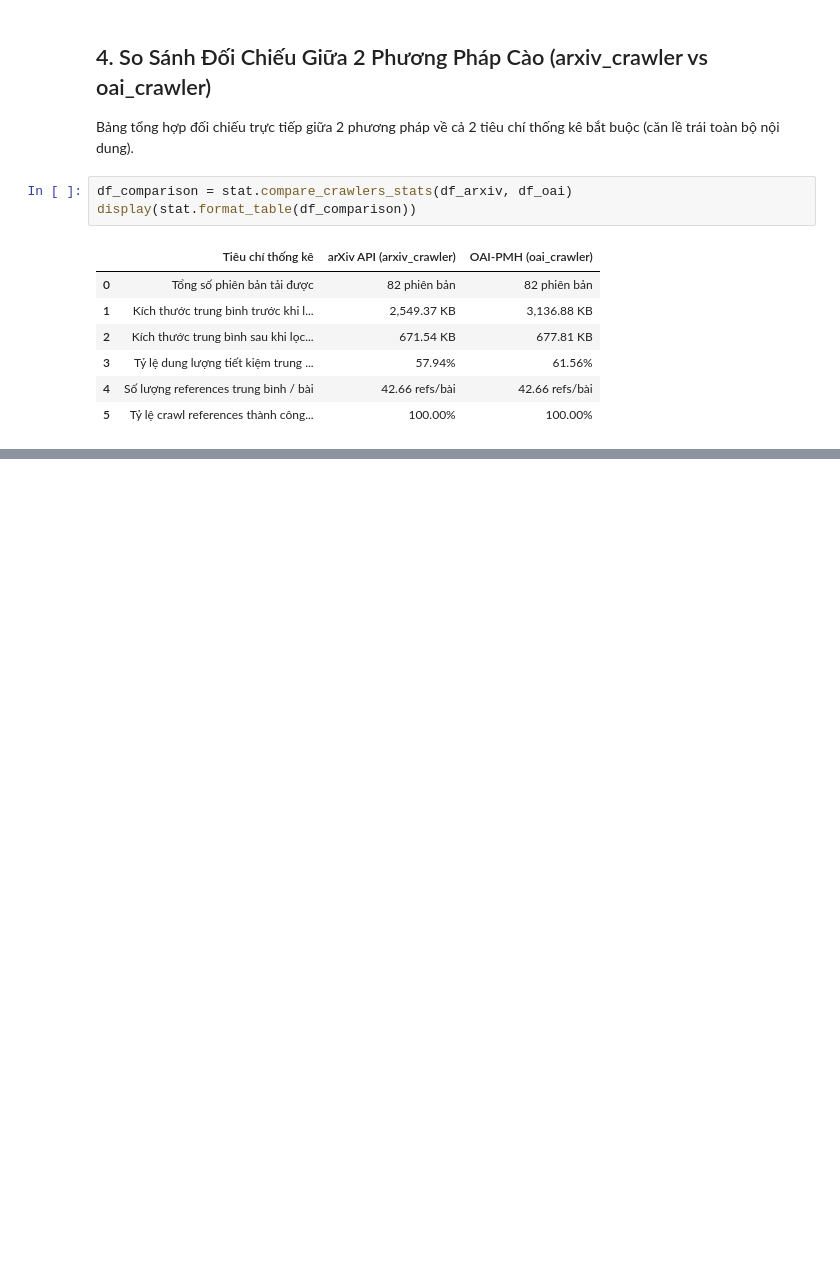
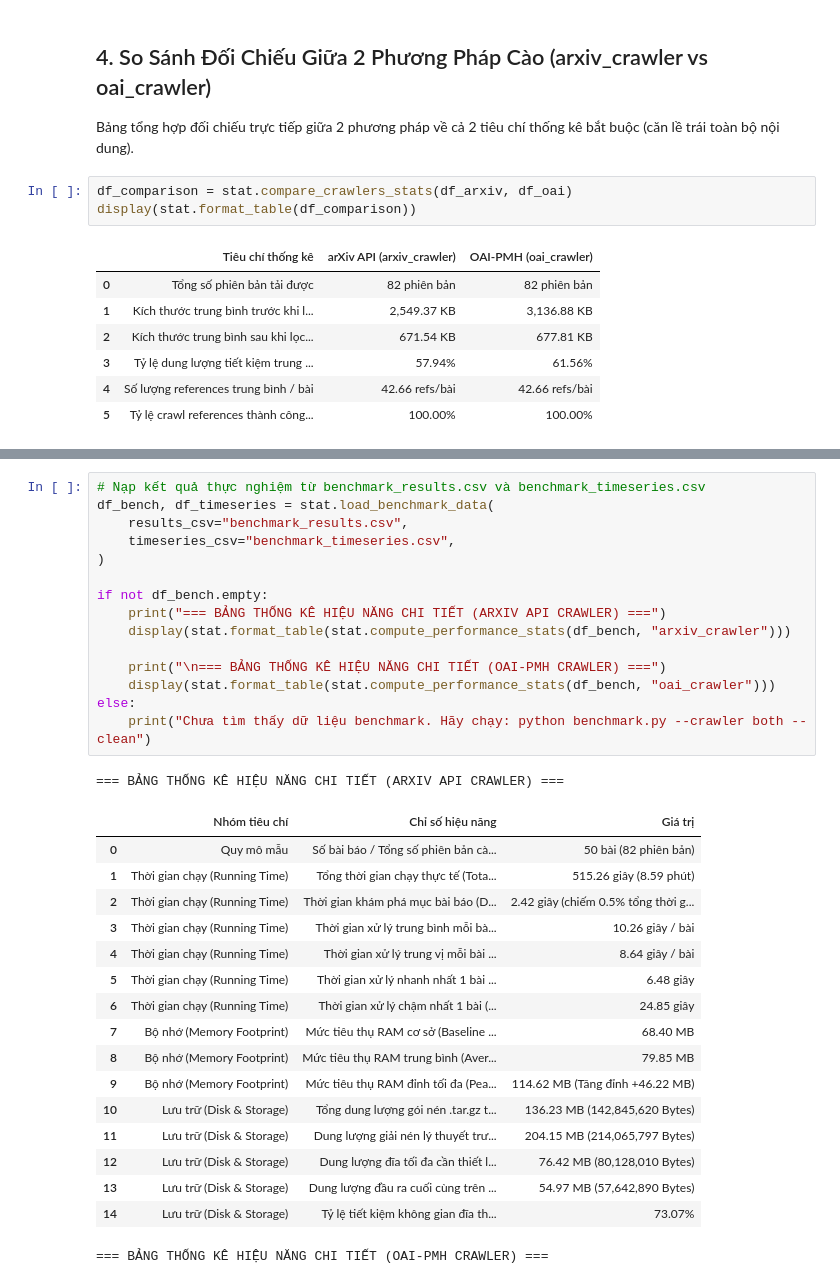
Before and after one commit to KhoaTapCode2006/NMKHDL_Nhom11, a Jupyter notebook: src/statistic.ipynb, the cells around one changed output, grey strips where cells are left out. Cells and saved outputs as stored; diff of their text form; blank space fills up the shorter version.

Commit message:
Add benchmark performance and update crawlers

```diff
--- a/src/statistic.ipynb
+++ b/src/statistic.ipynb
@@ -178,0 +187,34 @@ display(stat.format_table(df_comparison))
+# %%
+# Nạp kết quả thực nghiệm từ benchmark_results.csv và benchmark_timeseries.csv
+df_bench, df_timeseries = stat.load_benchmark_data(
+    results_csv="benchmark_results.csv",
+    timeseries_csv="benchmark_timeseries.csv",
+)
+
+if not df_bench.empty:
+    print("=== BẢNG THỐNG KÊ HIỆU NĂNG CHI TIẾT (ARXIV API CRAWLER) ===")
+    display(stat.format_table(stat.compute_performance_stats(df_bench, "arxiv_crawler")))
+
+    print("\n=== BẢNG THỐNG KÊ HIỆU NĂNG CHI TIẾT (OAI-PMH CRAWLER) ===")
+    display(stat.format_table(stat.compute_performance_stats(df_bench, "oai_crawler")))
+else:
+    print("Chưa tìm thấy dữ liệu benchmark. Hãy chạy: python benchmark.py --crawler both --clean")
+# %% [output]
+=== BẢNG THỐNG KÊ HIỆU NĂNG CHI TIẾT (ARXIV API CRAWLER) ===
+|  | Nhóm tiêu chí | Chỉ số hiệu năng | Giá trị |
+| 0 | Quy mô mẫu | Số bài báo / Tổng số phiên bản cà... | 50 bài (82 phiên bản) |
+| 1 | Thời gian chạy (Running Time) | Tổng thời gian chạy thực tế (Tota... | 515.26 giây (8.59 phút) |
+| 2 | Thời gian chạy (Running Time) | Thời gian khám phá mục bài báo (D... | 2.42 giây (chiếm 0.5% tổng thời g... |
+| 3 | Thời gian chạy (Running Time) | Thời gian xử lý trung bình mỗi bà... | 10.26 giây / bài |
+| 4 | Thời gian chạy (Running Time) | Thời gian xử lý trung vị mỗi bài ... | 8.64 giây / bài |
+| 5 | Thời gian chạy (Running Time) | Thời gian xử lý nhanh nhất 1 bài ... | 6.48 giây |
+| 6 | Thời gian chạy (Running Time) | Thời gian xử lý chậm nhất 1 bài (... | 24.85 giây |
+| 7 | Bộ nhớ (Memory Footprint) | Mức tiêu thụ RAM cơ sở (Baseline ... | 68.40 MB |
+| 8 | Bộ nhớ (Memory Footprint) | Mức tiêu thụ RAM trung bình (Aver... | 79.85 MB |
+| 9 | Bộ nhớ (Memory Footprint) | Mức tiêu thụ RAM đỉnh tối đa (Pea... | 114.62 MB (Tăng đỉnh +46.22 MB) |
+| 10 | Lưu trữ (Disk & Storage) | Tổng dung lượng gói nén .tar.gz t... | 136.23 MB (142,845,620 Bytes) |
+| 11 | Lưu trữ (Disk & Storage) | Dung lượng giải nén lý thuyết trư... | 204.15 MB (214,065,797 Bytes) |
+| 12 | Lưu trữ (Disk & Storage) | Dung lượng đĩa tối đa cần thiết l... | 76.42 MB (80,128,010 Bytes) |
+| 13 | Lưu trữ (Disk & Storage) | Dung lượng đầu ra cuối cùng trên ... | 54.97 MB (57,642,890 Bytes) |
+| 14 | Lưu trữ (Disk & Storage) | Tỷ lệ tiết kiệm không gian đĩa th... | 73.07% |
+=== BẢNG THỐNG KÊ HIỆU NĂNG CHI TIẾT (OAI-PMH CRAWLER) ===
```
Also changed, not shown: parts of 7 cells of this notebook, 7 other files.
